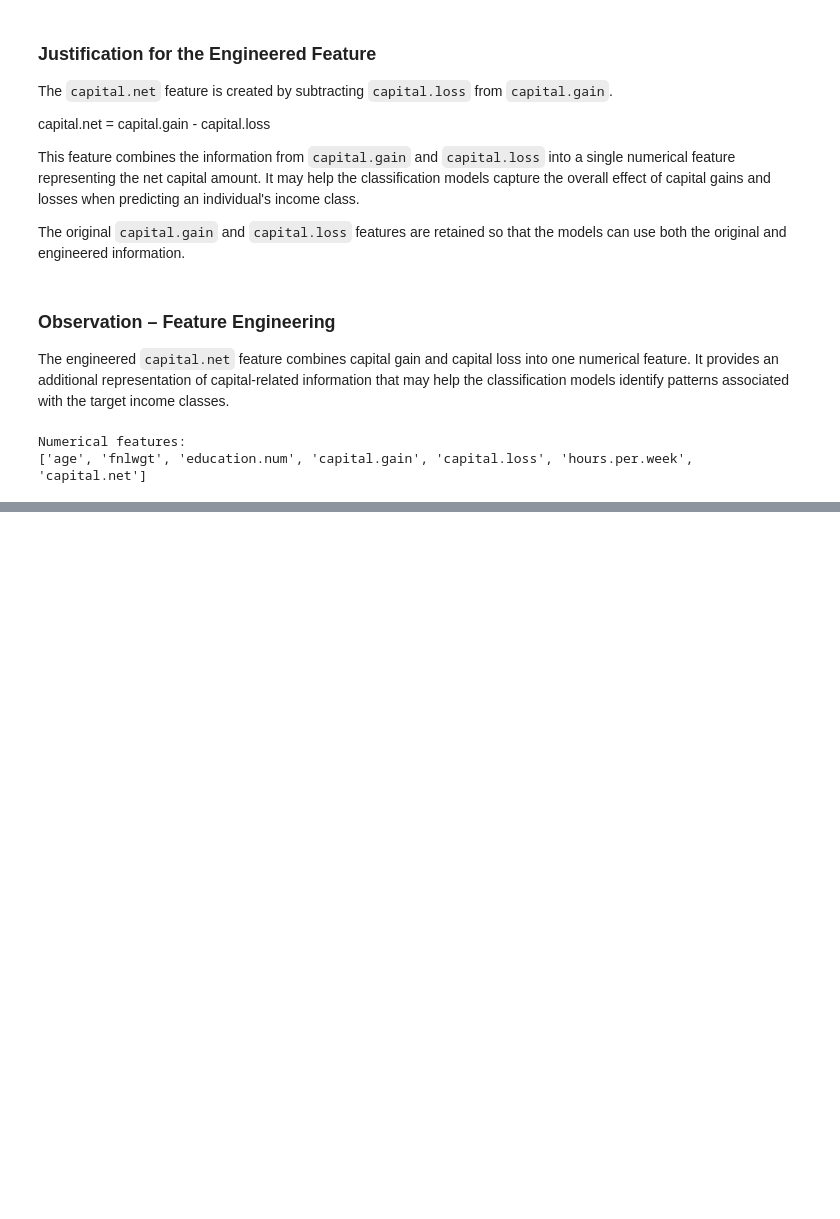
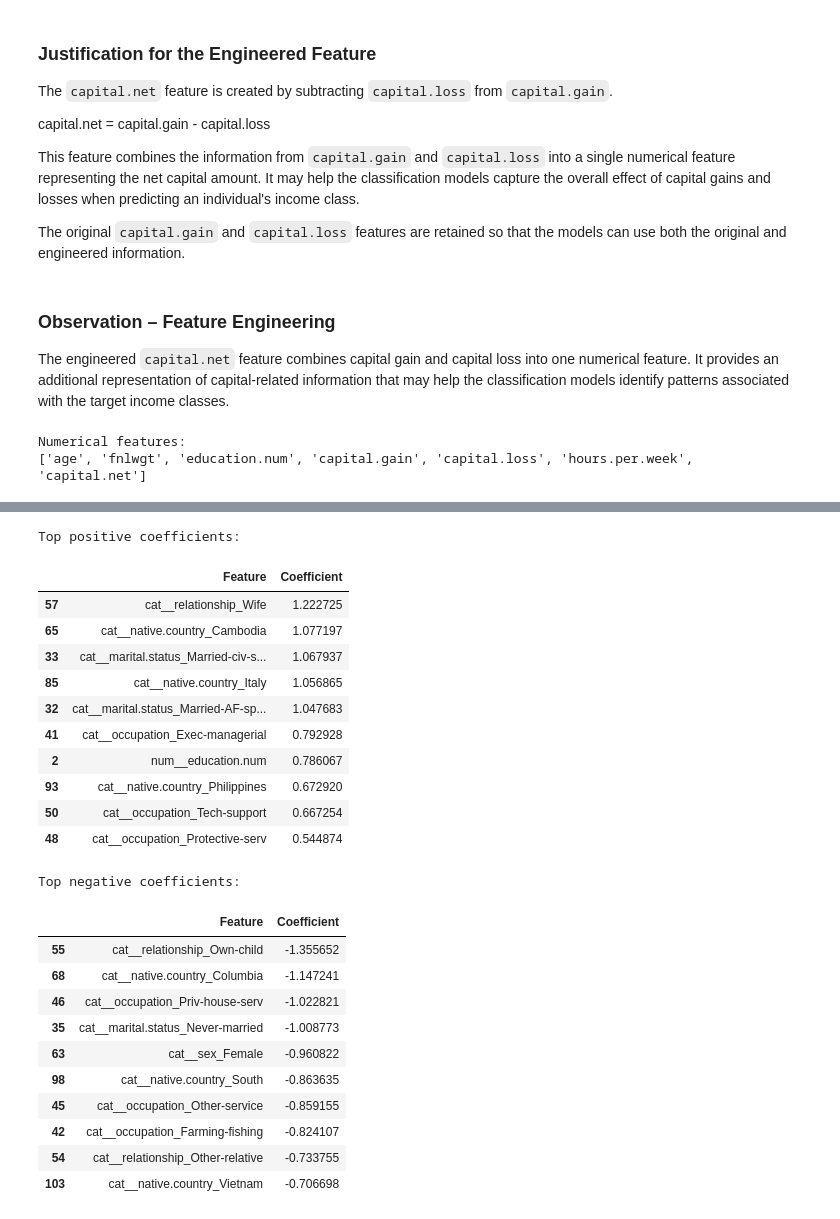
Before and after one commit to snehitha-araveti/ML-Capstone-Project-2026, a Jupyter notebook: notebooks/classification.ipynb, the cells around one changed output, grey strips where cells are left out. Saved outputs shown, nothing was run; the diff lists cells and outputs as text; code cells hidden in the pictures; blank space fills up the shorter version.

```diff
--- a/notebooks/classification.ipynb
+++ b/notebooks/classification.ipynb
@@ -609,0 +739,16 @@ Numerical features:
+# %%
+from sklearn.linear_model import LogisticRegression
+
+# Train Logistic Regression baseline model
+logistic_model = LogisticRegression(
+    max_iter=1000,
+    random_state=42
+)
+
+logistic_model.fit(X_train_processed, y_train)
+
+# Generate predictions
+y_pred_logistic = logistic_model.predict(X_test_processed)
+
+print("Logistic Regression training completed successfully.")
+print("Predictions generated successfully.")
@@ -609,0 +764,49 @@ Numerical features:
+# %%
+# Extract Logistic Regression coefficients
+
+feature_names = preprocessor.get_feature_names_out()
+
+logistic_coefficients = pd.DataFrame({
+    "Feature": feature_names,
+    "Coefficient": logistic_model.coef_[0]
+})
+
+# Display the strongest positive and negative coefficients
+print("Top positive coefficients:")
+display(
+    logistic_coefficients
+    .sort_values("Coefficient", ascending=False)
+    .head(10)
+)
+
+print("Top negative coefficients:")
+display(
+    logistic_coefficients
+    .sort_values("Coefficient", ascending=True)
+    .head(10)
+)
+# %% [output]
+Top positive coefficients:
+|  | Feature | Coefficient |
+| 57 | cat__relationship_Wife | 1.222725 |
+| 65 | cat__native.country_Cambodia | 1.077197 |
+| 33 | cat__marital.status_Married-civ-s... | 1.067937 |
+| 85 | cat__native.country_Italy | 1.056865 |
+| 32 | cat__marital.status_Married-AF-sp... | 1.047683 |
+| 41 | cat__occupation_Exec-managerial | 0.792928 |
+| 2 | num__education.num | 0.786067 |
+| 93 | cat__native.country_Philippines | 0.672920 |
+| 50 | cat__occupation_Tech-support | 0.667254 |
+| 48 | cat__occupation_Protective-serv | 0.544874 |
+Top negative coefficients:
+|  | Feature | Coefficient |
+| 55 | cat__relationship_Own-child | -1.355652 |
+| 68 | cat__native.country_Columbia | -1.147241 |
+| 46 | cat__occupation_Priv-house-serv | -1.022821 |
+| 35 | cat__marital.status_Never-married | -1.008773 |
+| 63 | cat__sex_Female | -0.960822 |
+| 98 | cat__native.country_South | -0.863635 |
+| 45 | cat__occupation_Other-service | -0.859155 |
+| 42 | cat__occupation_Farming-fishing | -0.824107 |
+| 54 | cat__relationship_Other-relative | -0.733755 |
+| 103 | cat__native.country_Vietnam | -0.706698 |
```
Also changed, not shown: parts of 49 cells of this notebook.
